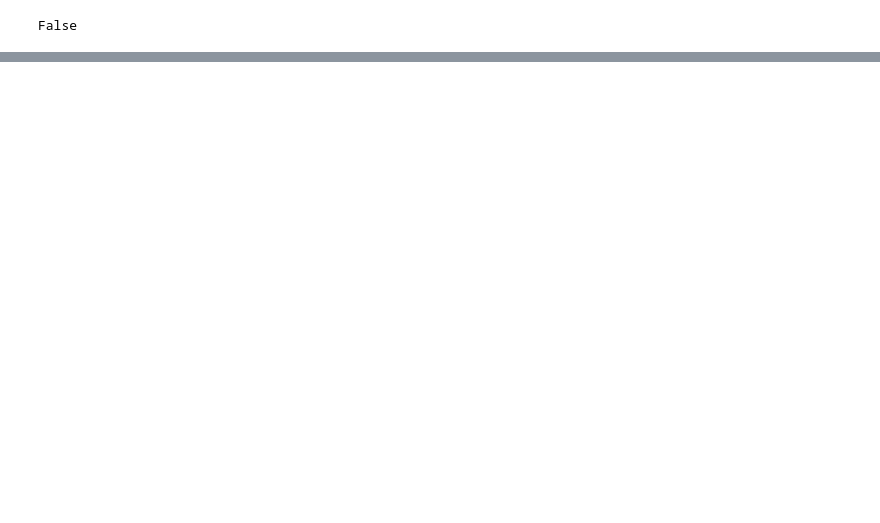
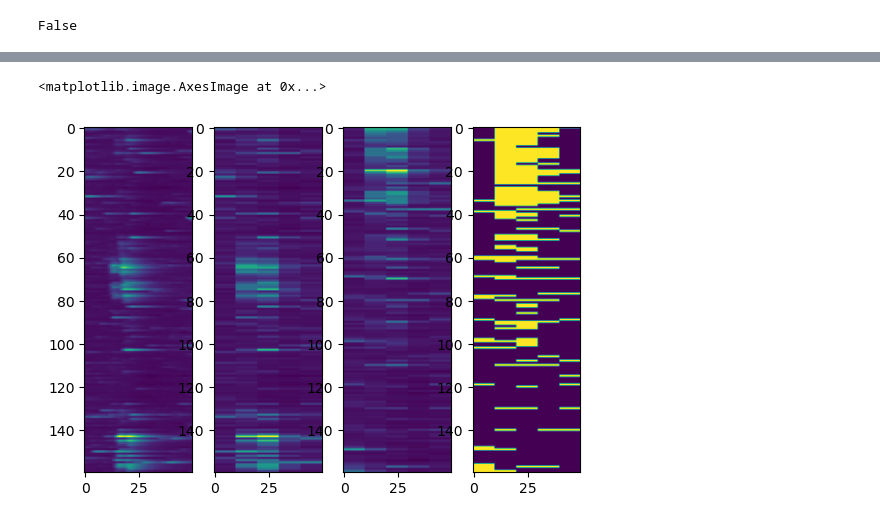
Before and after one commit to GreggHeller1/adult-spine-models, a Jupyter notebook: scripts/notebook.ipynb, the cells around one changed output, grey strips where cells are left out. Cells and saved outputs as stored; diff of their text form; code cells hidden in the pictures; blank space fills up the shorter version.

```diff
--- a/scripts/notebook.ipynb
+++ b/scripts/notebook.ipynb
@@ -61,0 +134,29 @@ maybe we need another line?
+# %%
+
+def flatten_for_image(d3_array):
+    return d3_array.reshape(d3_array.shape[0]*d3_array.shape[1], d3_array.shape[2])
+
+
+def reorder_rows(mat, sort_mat):
+    #assert(mat.shape==sort_mat.shape)
+    column_ordering = np.argsort(sort_mat)
+    row_sorted_mat = np.empty(mat.shape)
+    for row in range(column_ordering.shape[0]):
+        row_sorted_mat[row,:] = mat[row,:][column_ordering[row,::-1]]
+    return row_sorted_mat
+
+def reorder_columns(mat, sort_mat):
+    row_means = np.mean(sort_mat, axis=-1)
+    row_ordering = np.argsort(row_means)[::-1]
+    row_sorted_mat = mat[row_ordering]
+    return row_sorted_mat
+
+def reorder_mat(mat, sort_mat):
+    column_sorted_mat = reorder_rows(mat, sort_mat)
+    return reorder_columns(column_sorted_mat, sort_mat)
+
+def reorder_3d_array(d3_array, sort_mat):
+    sorted_array = np.empty(d3_array.shape)
+    for i in range(d3_array.shape[2]):
+        sorted_array[:,:,i] = reorder_mat(d3_array[:,:,i], sort_mat)
+    return sorted_array
@@ -61,0 +287,18 @@ maybe we need another line?
+# %%
+fig, axs = plt.subplots(1,4)
+
+
+#PLot the oritinal traces
+axs[0].imshow(flatten_for_image(selected_timesteps))
+
+#plot the means in each time bin (stretched to appear the same as the full trace)
+axs[1].imshow(flatten_for_image(selected_period_means))
+
+#plot the sorted means
+axs[2].imshow(flatten_for_image(sorted_period_means))
+
+#and plot the boolean values (inherited sorting from the sorted means)
+axs[3].imshow(flatten_for_image(bool_soma_activity))
+# %% [output]
+<matplotlib.image.AxesImage at 0x...>
+[figure, added]
```
Also changed, not shown: parts of 13 cells of this notebook, 6 other files.
